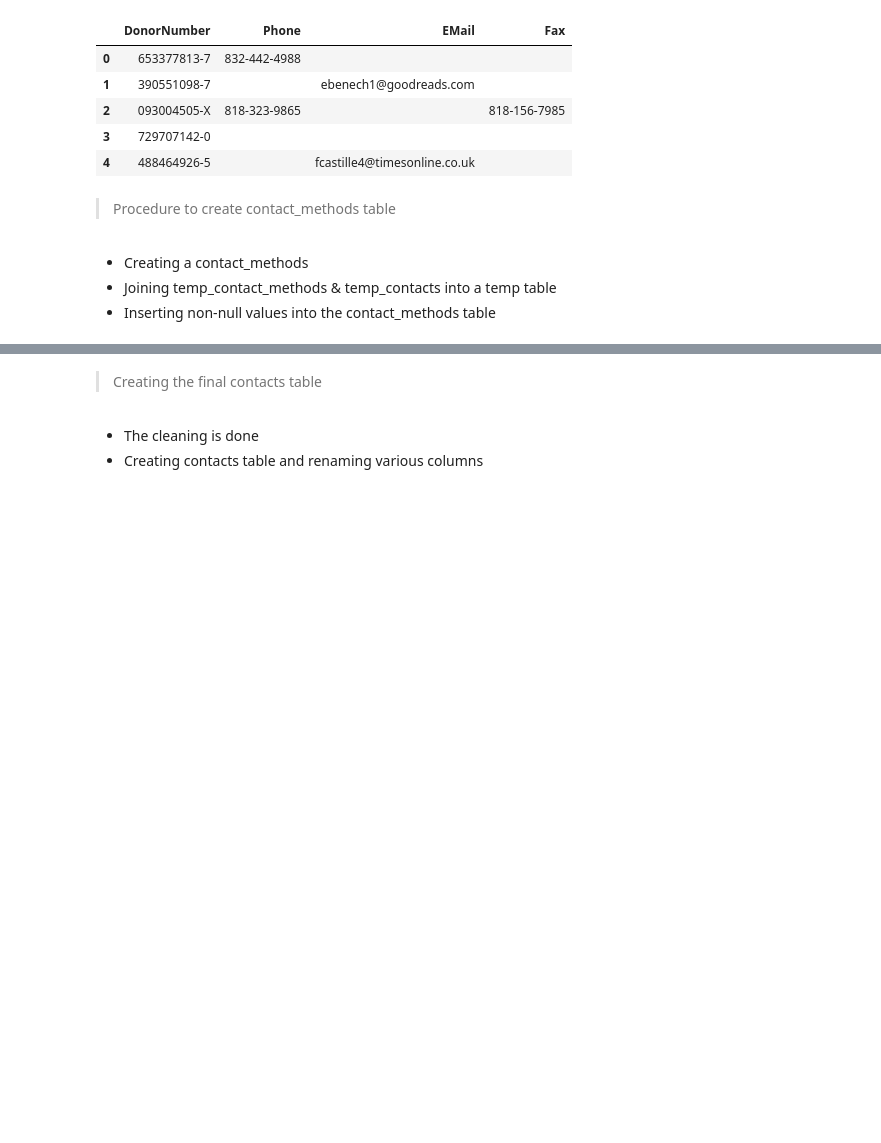
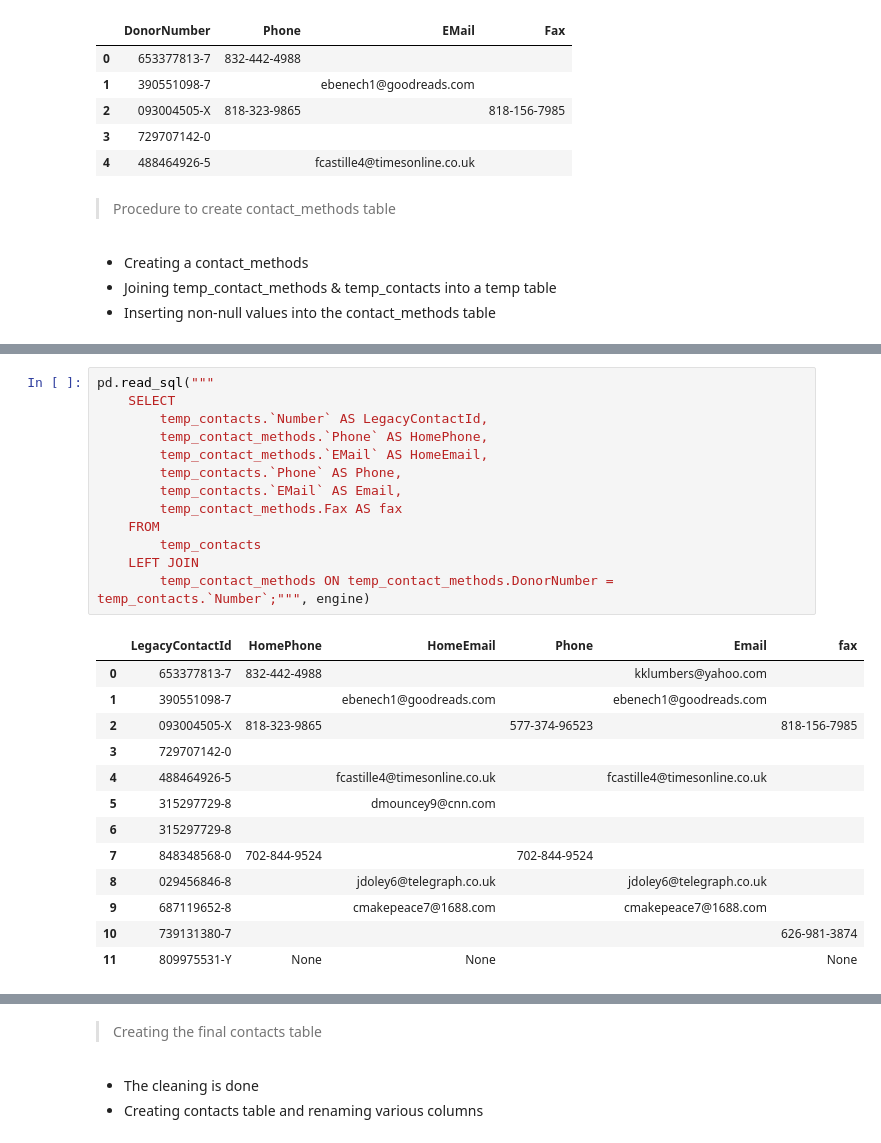
Before and after one commit to LearnThinkCreate/virtuous_interview, a Jupyter notebook: 01_SQL_Solution.ipynb, the cells around one changed output, grey strips where cells are left out. Drawn from its saved outputs; the diff is of its cells as text; blank space fills up the shorter version.

```diff
--- a/01_SQL_Solution.ipynb
+++ b/01_SQL_Solution.ipynb
@@ -492,0 +437,27 @@ MySQL connection closed
+# %%
+pd.read_sql("""
+    SELECT
+        temp_contacts.`Number` AS LegacyContactId,
+        temp_contact_methods.`Phone` AS HomePhone,
+        temp_contact_methods.`EMail` AS HomeEmail,
+        temp_contacts.`Phone` AS Phone,
+        temp_contacts.`EMail` AS Email,
+        temp_contact_methods.Fax AS fax
+    FROM
+        temp_contacts
+    LEFT JOIN
+        temp_contact_methods ON temp_contact_methods.DonorNumber = temp_contacts.`Number`;""", engine)
+# %% [output]
+|  | LegacyContactId | HomePhone | HomeEmail | Phone | Email | fax |
+| 0 | 653377813-7 | 832-442-4988 |  |  | kklumbers@yahoo.com |  |
+| 1 | 390551098-7 |  | ebenech1@goodreads.com |  | ebenech1@goodreads.com |  |
+| 2 | 093004505-X | 818-323-9865 |  | 577-374-96523 |  | 818-156-7985 |
+| 3 | 729707142-0 |  |  |  |  |  |
+| 4 | 488464926-5 |  | fcastille4@timesonline.co.uk |  | fcastille4@timesonline.co.uk |  |
+| 5 | 315297729-8 |  | dmouncey9@cnn.com |  |  |  |
+| 6 | 315297729-8 |  |  |  |  |  |
+| 7 | 848348568-0 | 702-844-9524 |  | 702-844-9524 |  |  |
+| 8 | 029456846-8 |  | jdoley6@telegraph.co.uk |  | jdoley6@telegraph.co.uk |  |
+| 9 | 687119652-8 |  | cmakepeace7@1688.com |  | cmakepeace7@1688.com |  |
+| 10 | 739131380-7 |  |  |  |  | 626-981-3874 |
+| 11 | 809975531-Y | None | None |  |  | None |
```
Also changed, not shown: parts of 10 cells of this notebook, 3 other files.
